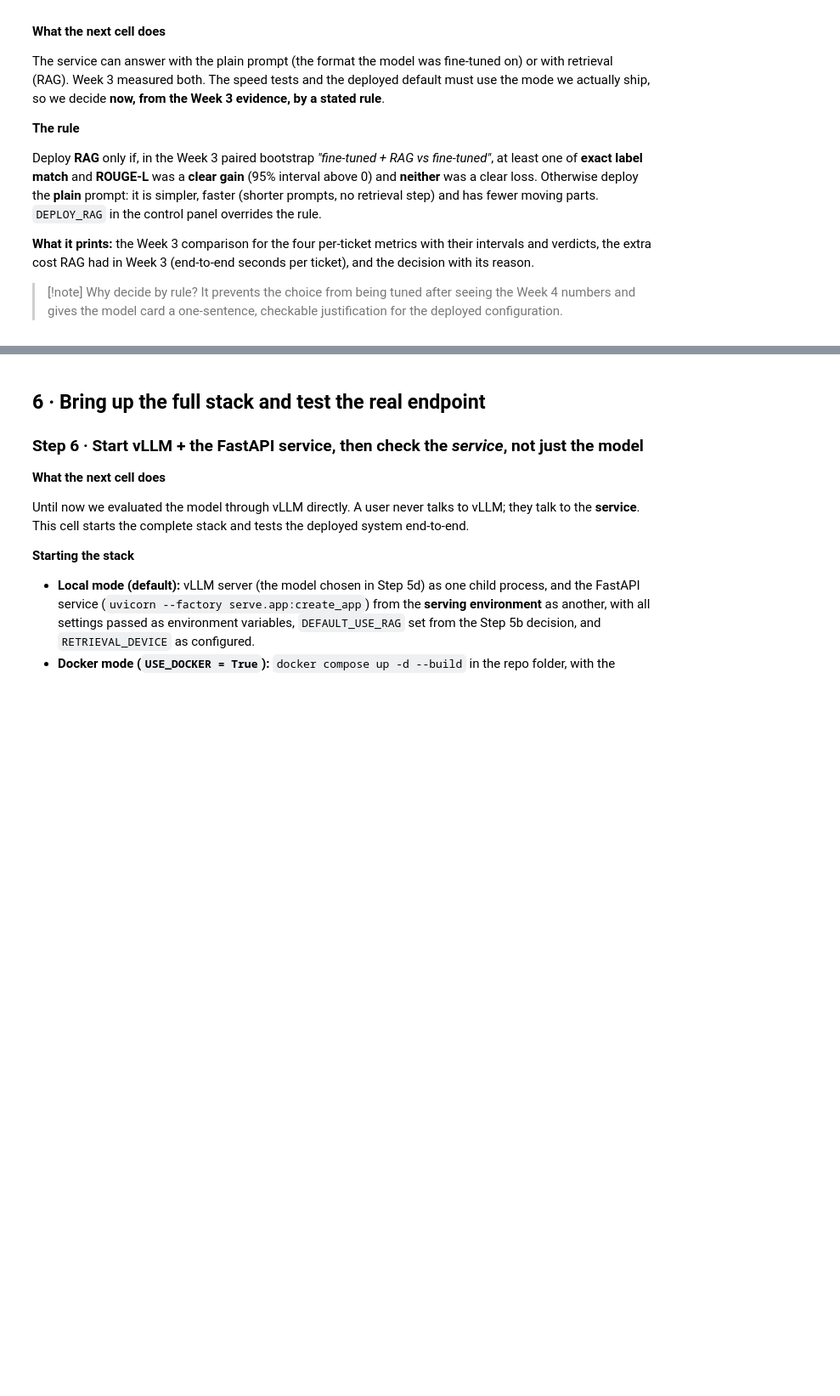
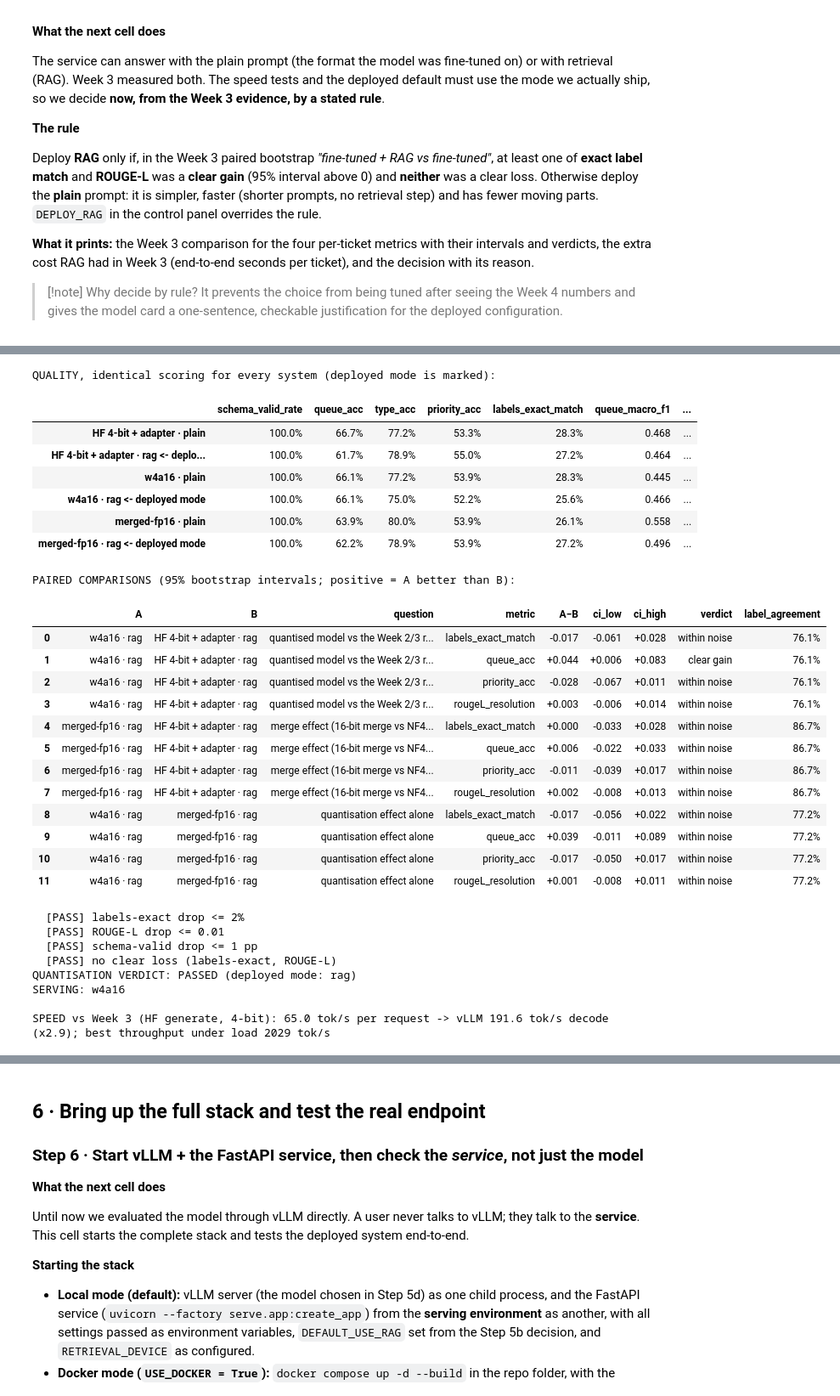
Before and after one commit to soumen-chatterjee/iitkgp-capstone, a Jupyter notebook: notebooks/it_helpdesk_week4_serving.ipynb, the cells around one changed output, grey strips where cells are left out. Shown at 85% size. Saved outputs shown, nothing was run; the diff lists cells and outputs as text; code cells hidden in the pictures; blank space fills up the shorter version.

Commit message:
First successful run

````diff
--- a/notebooks/it_helpdesk_week4_serving.ipynb
+++ b/notebooks/it_helpdesk_week4_serving.ipynb
@@ -1565,7 +1725,8 @@ def build_recipe(method):
     if method == "gptq":
         GPTQModifier = import_first([("llmcompressor.modifiers.gptq", "GPTQModifier"), ("llmcompressor.modifiers.quantization", "GPTQModifier")])
         return [GPTQModifier(targets="Linear", scheme="W4A16", ignore=["lm_head"])], "gptq-w4a16"
-    AWQModifier = import_first([("llmcompressor.modifiers.awq", "AWQModifier"), ("llmcompressor.modifiers.transform.awq", "AWQModifier")])
+    AWQModifier = import_first([("llmcompressor.modifiers.transform.awq", "AWQModifier"), ("llmcompressor.modifiers.awq", "AWQModifier")])
+    # (newest API first: in recent releases `modifiers.awq` is only a shim FUNCTION that returns a list of modifiers)
     if "scheme" in getattr(AWQModifier, "model_fields", {}):      # older API: one modifier does everything
         return [AWQModifier(ignore=["lm_head"], scheme="W4A16_ASYM", targets=["Linear"])], "awq-w4a16-asym"
     return [AWQModifier(), QuantizationModifier(targets="Linear", scheme="W4A16", ignore=["lm_head"])], "awq-w4a16"
@@ -1585,10 +1746,13 @@ ds = Dataset.from_dict({"text": texts}).map(
     lambda ex: tok(ex["text"], padding=False, truncation=True, max_length=a.max_len, add_special_tokens=False),
     remove_columns=["text"])
 
+# AWQ rescales layers while searching for the best scales; Qwen's large activations (about 1e4) can overflow float16 and give
+# "No finite loss was found". bfloat16 has the range for it, so use it wherever the GPU supports it natively (not on a T4).
+calib_dtype = torch.bfloat16 if torch.cuda.is_available() and torch.cuda.is_bf16_supported(including_emulation=False) else torch.float16
 try:
-    model = AutoModelForCausalLM.from_pretrained(a.model, dtype=torch.float16)
+    model = AutoModelForCausalLM.from_pretrained(a.model, dtype=calib_dtype)
 except TypeError:
-    model = AutoModelForCausalLM.from_pretrained(a.model, torch_dtype=torch.float16)
+    model = AutoModelForCausalLM.from_pretrained(a.model, torch_dtype=calib_dtype)
 recipe, used = build_recipe(a.method)
 oneshot(model=model, dataset=ds, recipe=recipe, max_seq_length=a.max_len, num_calibration_samples=len(texts))
 out = Path(a.out)
@@ -1625,6 +1789,9 @@ write_repo('docker-compose.yml', r'''# docker compose up --build        (needs t
 services:
   vllm:
     image: ${VLLM_IMAGE:-vllm/vllm-openai:latest}
+    environment:
+      # the FlashInfer sampler JIT-compiles CUDA code at start-up (needs ninja + nvcc); the PyTorch sampler needs neither
+      VLLM_USE_FLASHINFER_SAMPLER: "0"
     command: ["--model", "/models/served", "--served-model-name", "${MODEL_NAME:-it-helpdesk}", "--dtype", "half",
               "--max-model-len", "4096", "--gpu-memory-utilization", "0.85", "--port", "8000"]
     volumes:
@@ -1696,7 +1863,7 @@ A fine-tuned, 4-bit quantised 7B model (with a retrieval layer) that reads an IT
 
 ```bash
 # 1. the model server (vLLM, 4-bit model in ./model-served)
-vllm serve ./model-served --served-model-name it-helpdesk --dtype half --max-model-len 4096 --port 8000
+VLLM_USE_FLASHINFER_SAMPLER=0 vllm serve ./model-served --served-model-name it-helpdesk --dtype half --max-model-len 4096 --port 8000
 
 # 2. the API in front of it
 pip install -r requirements.txt
@@ -1880,14 +2066,14 @@ def vllm_cmd(model_dir, port, tp=1, extra=()):
         return [*VLLM_LAUNCH_OVERRIDE, "--port", str(port)]
     exe = Path(SERVE_PY).parent / "vllm"
     head = [str(exe), "serve", str(model_dir)] if exe.exists() else [SERVE_PY, "-m", "vllm.entrypoints.openai.api_server", "--model", str(model_dir)]
-    return head + ["--served-model-name", SERVED_NAME, "--host", "127.0.0.1", "--port", str(port), "--dtype", "half",     # T4: no bf16
+    return head + ["--served-model-name", SERVED_NAME, "--host", "127.0.0.1", "--port", str(port), "--dtype", "half",     # fp16 on every GPU (T4 has no bf16); both served models use it, so quantisation is the only difference
                    "--max-model-len", str(MAX_MODEL_LEN), "--gpu-memory-utilization", str(GPU_UTIL),
                    "--tensor-parallel-size", str(tp), *VLLM_EXTRA_ARGS, *extra]
 
 def start_vllm(model_dir, tp=1, gpus="0", port=None, name="vllm"):
     port = port or VLLM_PORT
     check_gpu_free(min_free_gib=12, gpus=tuple(int(g) for g in gpus.split(",")))
-    launch(name, vllm_cmd(model_dir, port, tp), OUT / f"logs/{name}.log", env={"CUDA_VISIBLE_DEVICES": gpus})
+    launch(name, vllm_cmd(model_dir, port, tp), OUT / f"logs/{name}.log", env={"CUDA_VISIBLE_DEVICES": gpus, **VLLM_ENV})
     secs = wait_http(f"http://127.0.0.1:{port}/health", name)
     g = gpu_mem()
     used = sum(u for u, _ in g) if g else None
@@ -2026,7 +2223,12 @@ from IPython.display import display
 
 VARIANTS = [("w4a16", QUANT_DIR, 1, "0")]
 if EVAL_MERGED_FP16 and (MERGED / "config.json").exists():
-    VARIANTS.append(("merged-fp16", MERGED, 2, "0,1"))
+    FP16 = fp16_layout()                                  # (tp, gpus) from the GPUs found, or FP16_LAYOUT; None = cannot host the 16-bit model here
+    if FP16 is None:
+        print(f"merged-fp16 skipped: the 16-bit control needs one GPU with >= {FP16_MIN_GIB} GiB or two GPUs (tensor parallel); "
+              f"found: {gpu_mem()}. Set FP16_LAYOUT in Step 0b to force a layout.")
+    else:
+        VARIANTS.append(("merged-fp16", MERGED, *FP16))
 sfx = "_smoke" if SMOKE else ""
 EVAL = {}
 for name, mdir, tp, gpus in VARIANTS:
@@ -2035,8 +2237,9 @@ for name, mdir, tp, gpus in VARIANTS:
                                 "rag": [rag_cfg["chunking"], rag_cfg["retriever"], rag_cfg["reranker"], rag_cfg["k_ctx"], rag_cfg["prompt_version"]],
                                 "max_new": MAX_NEW_TOKENS, "deploy_rag": DEPLOY, "bench": [BENCH_CONCURRENCY, BENCH_REQUESTS, STREAM_REQUESTS],
                                 "extra": VLLM_EXTRA_ARGS, "max_len": MAX_MODEL_LEN}))
-    if rp.exists() and json.loads(rp.read_text()).get("fingerprint") == fp:
-        EVAL[name] = json.loads(rp.read_text()); print(f"{name}: saved result matches, re-used"); continue
+    saved = json.loads(rp.read_text()) if rp.exists() else {}
+    if saved.get("fingerprint") == fp and saved.get("tp", tp) == tp:      # speed numbers depend on the GPU layout, so a result from another layout is not re-used
+        EVAL[name] = saved; print(f"{name}: saved result matches, re-used"); continue
     print(f"\n===== serving {name} (tensor parallel {tp}, GPUs {gpus}) =====")
     base_url, load_s, gpu_used = start_vllm(mdir, tp, gpus)
     try:
@@ -2140,34 +2368,69 @@ for a, b, why in pairs:
         d, lo, hi = paired_boot(pa[k], pb[k])
         rows_.append({"A": a, "B": b, "question": why, "metric": k, "A−B": d, "ci_low": lo, "ci_high": hi,
                       "verdict": "clear gain" if lo > 0 else ("clear loss" if hi < 0 else "within noise"), "label_agreement": agree})
 REG = pd.DataFrame(rows_)
 print("\nPAIRED COMPARISONS (95% bootstrap intervals; positive = A better than B):")
 display(REG.style.format({c: "{:+.3f}" for c in ["A−B", "ci_low", "ci_high"]} | {"label_agreement": "{:.1%}"}))
 
 # ---- acceptance rule on the deployed mode
 q, r = MET[f"w4a16 · {mode}"], MET[REF]
 acc = REG[(REG["A"] == f"w4a16 · {mode}") & (REG["B"] == REF)].set_index("metric")
 checks = {
     f"labels-exact drop <= {MAX_DROP_LABELS:.0%}": q["labels_exact_match"] - r["labels_exact_match"] >= -MAX_DROP_LABELS,
     f"ROUGE-L drop <= {MAX_DROP_ROUGE}": q["rougeL_resolution"] - r["rougeL_resolution"] >= -MAX_DROP_ROUGE,
     "schema-valid drop <= 1 pp": q["schema_valid_rate"] - r["schema_valid_rate"] >= -0.01,
     "no clear loss (labels-exact, ROUGE-L)": not any(acc.loc[m, "verdict"] == "clear loss" for m in ["labels_exact_match", "rougeL_resolution"])}
 ACCEPT = {"mode": mode, "checks": {k: bool(v) for k, v in checks.items()}, "passed": bool(all(checks.values()))}
 for k, v in checks.items(): print(f"  [{'PASS' if v else 'FAIL'}] {k}")
 print(f"QUANTISATION VERDICT: {'PASSED' if ACCEPT['passed'] else 'FAILED'} (deployed mode: {mode})")
 
 # ---- which model do we serve?
-if ACCEPT["passed"] or "merged-fp16" not in EVAL:
+FP16 = fp16_layout() if "merged-fp16" in EVAL else None     # how this machine can host the 16-bit model (None = it cannot)
+if ACCEPT["passed"] or FP16 is None:
     SERVE_VARIANT, SERVE_DIR, SERVE_TP, SERVE_GPUS = "w4a16", QUANT_DIR, 1, "0"
     if not ACCEPT["passed"]:
-        print("WARNING: the quantised model failed the check and no 16-bit result exists. Continuing with w4a16; consider QUANT_METHOD='gptq' or more CALIB_SAMPLES.")
+        why = "no 16-bit result exists" if "merged-fp16" not in EVAL else "this machine cannot host the 16-bit model (see fp16_layout)"
+        print(f"WARNING: the quantised model failed the check and {why}. Continuing with w4a16; consider QUANT_METHOD='gptq' or more CALIB_SAMPLES.")
 else:
-    SERVE_VARIANT, SERVE_DIR, SERVE_TP, SERVE_GPUS = "merged-fp16", MERGED, 2, "0,1"
-    print("The quantised model failed the check, so the merged 16-bit model will be served (needs both GPUs). Try QUANT_METHOD='gptq' or more calibration samples.")
+    SERVE_VARIANT, SERVE_DIR = "merged-fp16", MERGED
+    SERVE_TP, SERVE_GPUS = FP16
+    print(f"The quantised model failed the check, so the merged 16-bit model will be served (tensor parallel {SERVE_TP}, GPUs {SERVE_GPUS}). "
+          "Try QUANT_METHOD='gptq' or more calibration samples.")
 print("SERVING:", SERVE_VARIANT)
 
 # ---- speed-up versus the HF generate numbers measured in Week 3
 hf = w3["systems"]["fine-tuned + RAG" if DEPLOY else "fine-tuned"]
 e = EVAL[SERVE_VARIANT]
 print(f"\nSPEED vs Week 3 (HF generate, 4-bit): {hf['tokens_per_sec']:.1f} tok/s per request -> vLLM {e['stream']['decode_tok_s_p50']:.1f} tok/s decode "
       f"(x{e['stream']['decode_tok_s_p50'] / hf['tokens_per_sec']:.1f}); best throughput under load {max(b['throughput_tok_s'] for b in e['bench']):.0f} tok/s")
+# %% [output]
+QUALITY, identical scoring for every system (deployed mode is marked):
+|  | schema_valid_rate | queue_acc | type_acc | priority_acc | labels_exact_match | queue_macro_f1 | ... |
+| HF 4-bit + adapter · plain | 100.0% | 66.7% | 77.2% | 53.3% | 28.3% | 0.468 | ... |
+| HF 4-bit + adapter · rag <- deplo... | 100.0% | 61.7% | 78.9% | 55.0% | 27.2% | 0.464 | ... |
+| w4a16 · plain | 100.0% | 66.1% | 77.2% | 53.9% | 28.3% | 0.445 | ... |
+| w4a16 · rag <- deployed mode | 100.0% | 66.1% | 75.0% | 52.2% | 25.6% | 0.466 | ... |
+| merged-fp16 · plain | 100.0% | 63.9% | 80.0% | 53.9% | 26.1% | 0.558 | ... |
+| merged-fp16 · rag <- deployed mode | 100.0% | 62.2% | 78.9% | 53.9% | 27.2% | 0.496 | ... |
+PAIRED COMPARISONS (95% bootstrap intervals; positive = A better than B):
+|  | A | B | question | metric | A−B | ci_low | ci_high | verdict | label_agreement |
+| 0 | w4a16 · rag | HF 4-bit + adapter · rag | quantised model vs the Week 2/3 r... | labels_exact_match | -0.017 | -0.061 | +0.028 | within noise | 76.1% |
+| 1 | w4a16 · rag | HF 4-bit + adapter · rag | quantised model vs the Week 2/3 r... | queue_acc | +0.044 | +0.006 | +0.083 | clear gain | 76.1% |
+| 2 | w4a16 · rag | HF 4-bit + adapter · rag | quantised model vs the Week 2/3 r... | priority_acc | -0.028 | -0.067 | +0.011 | within noise | 76.1% |
+| 3 | w4a16 · rag | HF 4-bit + adapter · rag | quantised model vs the Week 2/3 r... | rougeL_resolution | +0.003 | -0.006 | +0.014 | within noise | 76.1% |
+| 4 | merged-fp16 · rag | HF 4-bit + adapter · rag | merge effect (16-bit merge vs NF4... | labels_exact_match | +0.000 | -0.033 | +0.028 | within noise | 86.7% |
+| 5 | merged-fp16 · rag | HF 4-bit + adapter · rag | merge effect (16-bit merge vs NF4... | queue_acc | +0.006 | -0.022 | +0.033 | within noise | 86.7% |
+| 6 | merged-fp16 · rag | HF 4-bit + adapter · rag | merge effect (16-bit merge vs NF4... | priority_acc | -0.011 | -0.039 | +0.017 | within noise | 86.7% |
+| 7 | merged-fp16 · rag | HF 4-bit + adapter · rag | merge effect (16-bit merge vs NF4... | rougeL_resolution | +0.002 | -0.008 | +0.013 | within noise | 86.7% |
+| 8 | w4a16 · rag | merged-fp16 · rag | quantisation effect alone | labels_exact_match | -0.017 | -0.056 | +0.022 | within noise | 77.2% |
+| 9 | w4a16 · rag | merged-fp16 · rag | quantisation effect alone | queue_acc | +0.039 | -0.011 | +0.089 | within noise | 77.2% |
+| 10 | w4a16 · rag | merged-fp16 · rag | quantisation effect alone | priority_acc | -0.017 | -0.050 | +0.017 | within noise | 77.2% |
+| 11 | w4a16 · rag | merged-fp16 · rag | quantisation effect alone | rougeL_resolution | +0.001 | -0.008 | +0.011 | within noise | 77.2% |
+  [PASS] labels-exact drop <= 2%
+  [PASS] ROUGE-L drop <= 0.01
+  [PASS] schema-valid drop <= 1 pp
+  [PASS] no clear loss (labels-exact, ROUGE-L)
+QUANTISATION VERDICT: PASSED (deployed mode: rag)
+SERVING: w4a16
+
+SPEED vs Week 3 (HF generate, 4-bit): 65.0 tok/s per request -> vLLM 191.6 tok/s decode (x2.9); best throughput under load 2029 tok/s
````
Also changed, not shown: parts of 41 cells of this notebook, 8 other files.
